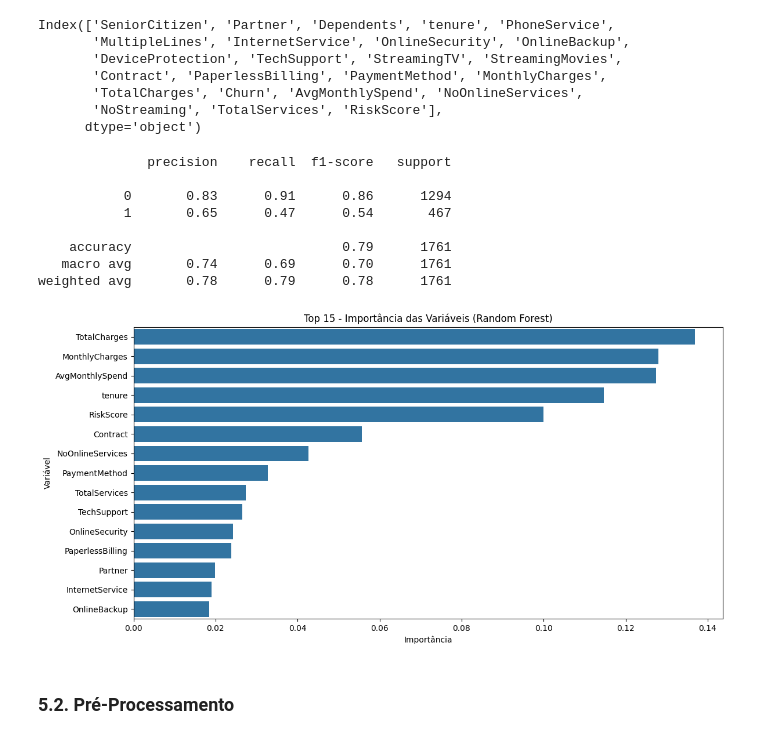
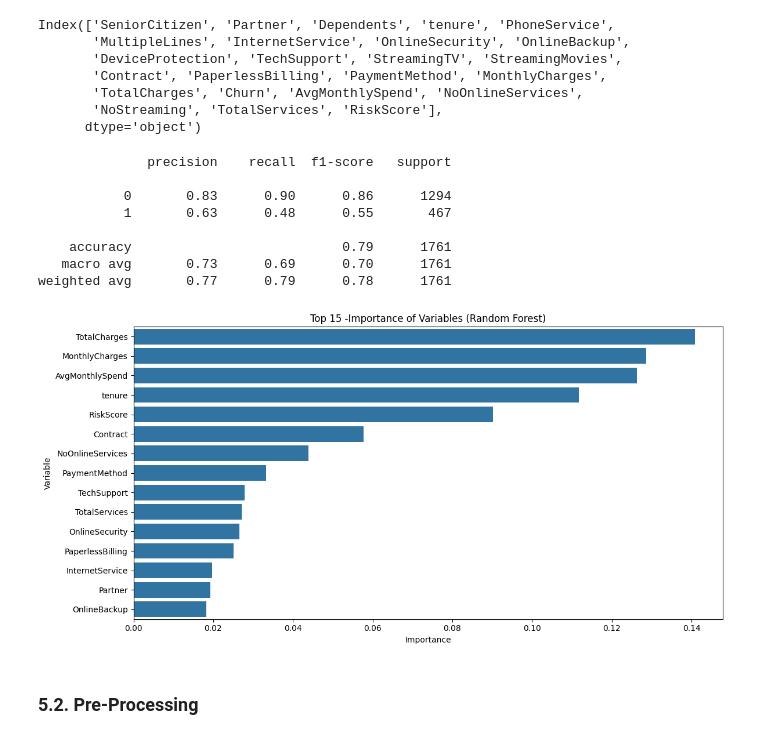
Before and after one commit to EduardoSantosSousa/MLOPS-CHURN, a Jupyter notebook: notebook/Data_Analysis_Telco_Custumer.ipynb, the cells around one changed output. Drawn from its saved outputs; the diff is of its cells as text; code cells hidden in the pictures.

```diff
--- a/notebook/Data_Analysis_Telco_Custumer.ipynb
+++ b/notebook/Data_Analysis_Telco_Custumer.ipynb
@@ -992,30 +1001,30 @@ Essa abordagem permite explorar a matriz de correlação entre as variáveis cod
 # %%
 def transform_dataframe_hibryd_method(df):
     """
-    Aplica LabelEncoder e OneHotEncoder conforme as colunas especificadas.
+   Applies LabelEncoder and OneHotEncoder to the specified columns.
 
-    Retorna um DataFrame com as colunas transformadas.
+    Returns a DataFrame with the transformed columns.
     """
-    # Colunas para LabelEncoder
+    # Columns for LabelEncoder
     label_cols = [ 'SeniorCitizen', 'Partner', 'Dependents','PhoneService', 'PaperlessBilling', 'Churn']
 
-    # Colunas para OneHotEncoder
+   # Columns for OneHotEncoder
     onehot_cols = ['MultipleLines', 'InternetService', 'OnlineSecurity', 'OnlineBackup','DeviceProtection', 'TechSupport', 'StreamingTV','StreamingMovies', 'Contract', 'PaymentMethod']
 
     df_transformed = df.copy()
 
-    # Aplicando LabelEncoder
+    # Applying LabelEncoder
     label_encoder = LabelEncoder()
     for col in label_cols:
         df_transformed[col] = label_encoder.fit_transform(df_transformed[col])
 
-    # Aplicando OneHotEncoder
+    # Applying OneHotEncoder
     ohe = OneHotEncoder(sparse_output=False, drop=None)
     ohe_array = ohe.fit_transform(df_transformed[onehot_cols])
     ohe_columns = ohe.get_feature_names_out(onehot_cols)
     df_ohe = pd.DataFrame(ohe_array, columns=ohe_columns, index=df.index)
 
-    # Remover colunas one-hot originais e adicionar as codificadas
+    # Remove original one-hot columns and add encoded ones
     df_transformed.drop(columns=onehot_cols, inplace=True)
     df_final = pd.concat([df_transformed, df_ohe], axis=1)
 
@@ -1095,13 +1099,13 @@ Modelos baseados em árvores, como o Random Forest, não são sensíveis à esca
 # %%
 def apply_label_encoding(df):
     """
-    Aplica LabelEncoder em todas as colunas categóricas (tipo 'object') do DataFrame.
+    Applies LabelEncoder to all categorical columns (type 'object') of the DataFrame.
 
-    Parâmetros:
-    df (pd.DataFrame): DataFrame de entrada
+    Parameters:
+    df (pd.DataFrame): Input DataFrame
 
-    Retorna:
-    pd.DataFrame: DataFrame com colunas categóricas codificadas
+    Returns:
+    pd.DataFrame: DataFrame with categorical columns encoded
     """
     df_encoded = df.copy()
     label_encoders = {}
@@ -1134,40 +1138,40 @@ Index(['SeniorCitizen', 'Partner', 'Dependents', 'tenure', 'PhoneService',
        'NoStreaming', 'TotalServices', 'RiskScore'],
       dtype='object')
 # %%
-# 1. Preparar os dados
+# 1. Prepare the data
 X = df_encoded.drop(columns=['Churn'])
 y = df_encoded['Churn']
 
 X_train, X_test, y_train, y_test = train_test_split(X, y, stratify=y, random_state=42)
 
-# 2. Treinar modelo RandomForest
+#2. Train RandomForest model
 model = RandomForestClassifier(n_estimators=100, random_state=42)
 model.fit(X_train, y_train)
 
-# 3. Avaliar modelo
+# 3. Evaluate model
 y_pred = model.predict(X_test)
 print(classification_report(y_test, y_pred))
 
-# 4. Importância das features (Random Forest)
+# 4. Importance of features (Random Forest)
 importances = pd.Series(model.feature_importances_, index=X.columns).sort_values(ascending=False)
 
 plt.figure(figsize=(12, 6))
 sns.barplot(x=importances.values[:15], y=importances.index[:15])
-plt.title("Top 15 - Importância das Variáveis (Random Forest)")
-plt.xlabel("Importância")
-plt.ylabel("Variável")
+plt.title("Top 15 -Importance of Variables (Random Forest)")
+plt.xlabel("Importance")
+plt.ylabel("Variable")
 plt.tight_layout()
 plt.show()
 # %% [output]
               precision    recall  f1-score   support
 
-           0       0.83      0.91      0.86      1294
-           1       0.65      0.47      0.54       467
+           0       0.83      0.90      0.86      1294
+           1       0.63      0.48      0.55       467
 
     accuracy                           0.79      1761
-   macro avg       0.74      0.69      0.70      1761
-weighted avg       0.78      0.79      0.78      1761
+   macro avg       0.73      0.69      0.70      1761
+weighted avg       0.77      0.79      0.78      1761
-[figure, old version]
+[figure, new version]
 # %% [markdown]
-### **5.2. Pré-Processamento**
+### **5.2. Pre-Processing**
 # %%
```
Also changed, not shown: parts of 34 cells of this notebook, 3 other files.
